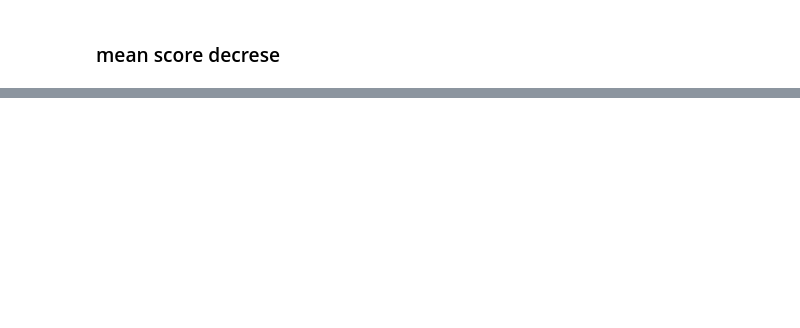
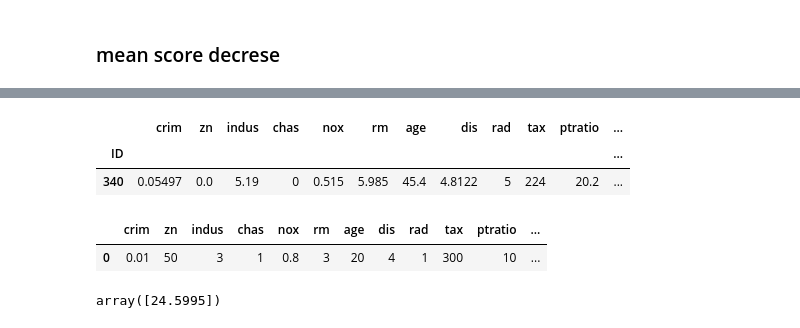
Before and after one commit to julius-risky/Data-Science, a Jupyter notebook: Machine_Learning/Part2_Regression/11_Random_Forest_Regression/Random_forest_jcopml.ipynb, the cells around one changed output, grey strips where cells are left out. Cells and saved outputs as stored; diff of their text form; code cells hidden in the pictures; blank space fills up the shorter version.

```diff
--- a/Machine_Learning/Part2_Regression/11_Random_Forest_Regression/Random_forest_jcopml.ipynb
+++ b/Machine_Learning/Part2_Regression/11_Random_Forest_Regression/Random_forest_jcopml.ipynb
@@ -135,0 +121,16 @@ from jcopml.feature_importance import mean_loss_decrease
+# %%
+X_train[:1]
+# %% [output]
+|  | crim | zn | indus | chas | nox | rm | age | dis | rad | tax | ptratio | ... |
+| ID |  |  |  |  |  |  |  |  |  |  |  | ... |
+| 340 | 0.05497 | 0.0 | 5.19 | 0 | 0.515 | 5.985 | 45.4 | 4.8122 | 5 | 224 | 20.2 | ... |
+# %%
+X_pred = pd.DataFrame([[0.01, 50, 3, 1, 0.8, 3, 20, 4, 1, 300, 10, 400, 5]], columns=X_train.columns)
+X_pred
+# %% [output]
+|  | crim | zn | indus | chas | nox | rm | age | dis | rad | tax | ptratio | ... |
+| 0 | 0.01 | 50 | 3 | 1 | 0.8 | 3 | 20 | 4 | 1 | 300 | 10 | ... |
+# %%
+model.predict(X_pred)
+# %% [output]
+array([24.5995])
```
Also changed, not shown: parts of 13 cells of this notebook, 4 other files.
